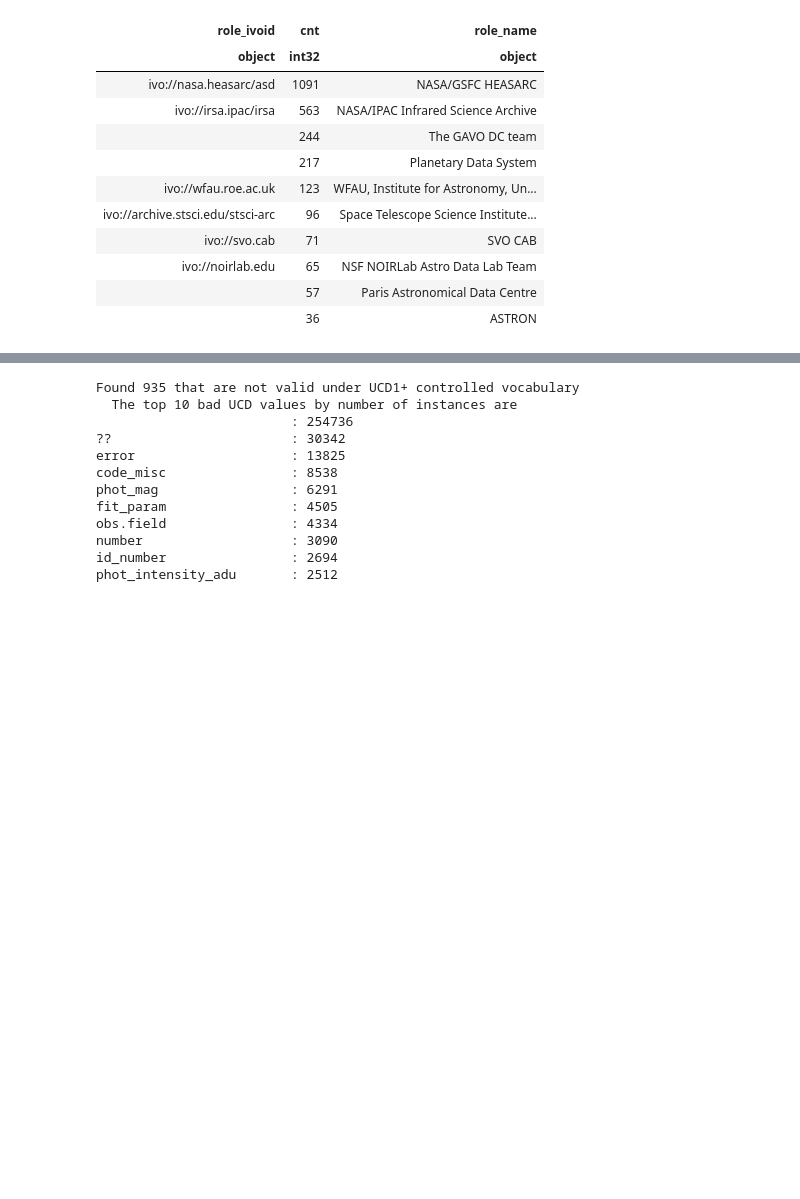
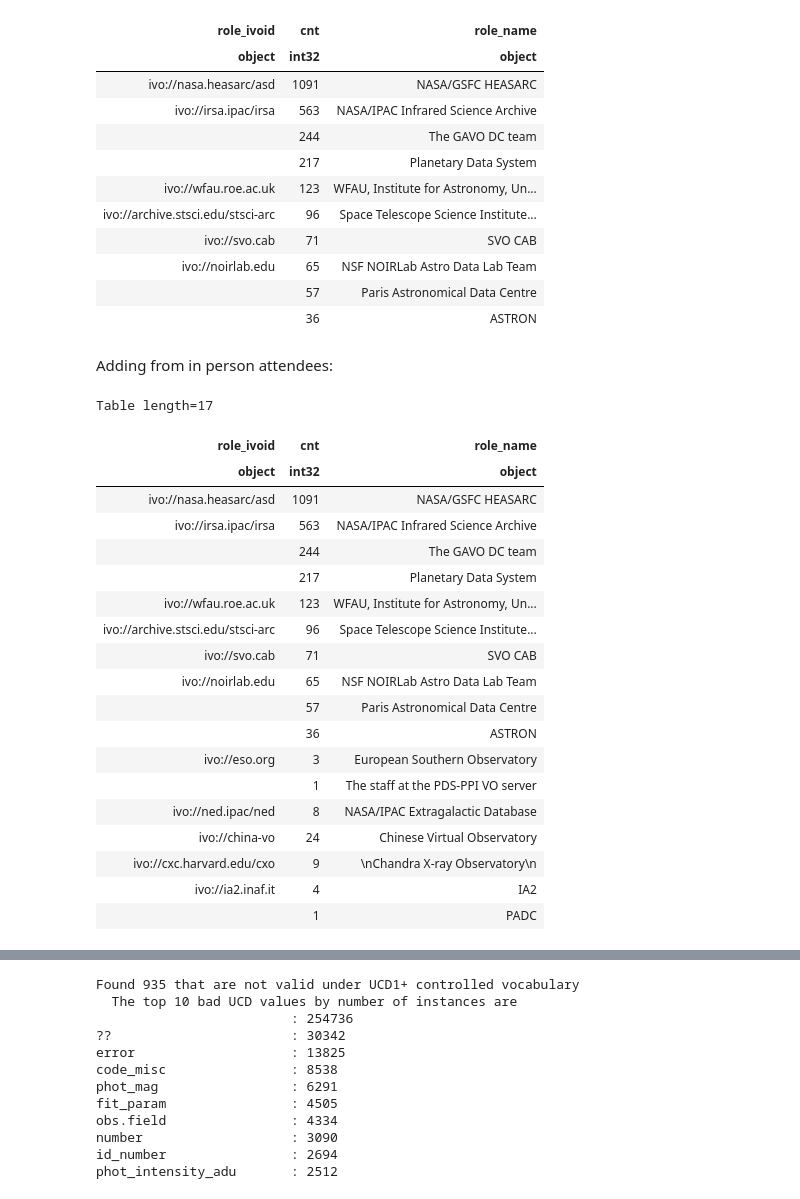
Before and after one commit to ivoa/registry-housekeeping, a Jupyter notebook: registry_checks.ipynb, the cells around one changed output, grey strips where cells are left out. Drawn from its saved outputs; the diff is of its cells as text; code cells hidden in the pictures; blank space fills up the shorter version.

Commit message:
Adding publishers from in person attendee list.

```diff
--- a/registry_checks.ipynb
+++ b/registry_checks.ipynb
@@ -222,6 +221,51 @@ Table length=10
 | ivo://noirlab.edu | 65 | NSF NOIRLab Astro Data Lab Team |
 |  | 57 | Paris Astronomical Data Centre |
 |  | 36 | ASTRON |
+# %% [markdown]
+Adding from in person attendees:
+# %%
+from astropy.table import Table, vstack
+
+inperson = """\
+ESO, PDS, AAS, NED, China-VO, INFN, \
+CfA, CXC, Rubin, INAF, PADC, \
+Hyderabad, UCLA \
+""".split(', ')
+
+for institute in inperson:
+    query=f"""
+    select distinct role_ivoid, count(*) as cnt , role_name
+    from rr.res_role
+    where base_role = 'publisher' and role_name != 'CDS'
+    and ( role_ivoid ilike '%{institute}%' or role_name ilike '%{institute}%' )
+    group by role_ivoid, role_name
+    order by cnt desc
+    """
+    r=gavo_regtap.search(query).to_table()
+    if len(r) > 0:
+        publishers=vstack([publishers, r[0]])
+publishers
+# %% [output]
+Table length=17
+| role_ivoid | cnt | role_name |
+| object | int32 | object |
+| ivo://nasa.heasarc/asd | 1091 | NASA/GSFC HEASARC |
+| ivo://irsa.ipac/irsa | 563 | NASA/IPAC Infrared Science Archive |
+|  | 244 | The GAVO DC team |
+|  | 217 | Planetary Data System |
+| ivo://wfau.roe.ac.uk | 123 | WFAU, Institute for Astronomy, Un... |
+| ivo://archive.stsci.edu/stsci-arc | 96 | Space Telescope Science Institute... |
+| ivo://svo.cab | 71 | SVO CAB |
+| ivo://noirlab.edu | 65 | NSF NOIRLab Astro Data Lab Team |
+|  | 57 | Paris Astronomical Data Centre |
+|  | 36 | ASTRON |
+| ivo://eso.org | 3 | European Southern Observatory |
+|  | 1 | The staff at the PDS-PPI VO server |
+| ivo://ned.ipac/ned | 8 | NASA/IPAC Extragalactic Database |
+| ivo://china-vo | 24 | Chinese Virtual Observatory |
+| ivo://cxc.harvard.edu/cxo | 9 | \nChandra X-ray Observatory\n |
+| ivo://ia2.inaf.it | 4 | IA2 |
+|  | 1 | PADC |
 # %%
 ## Helper function to grab metadata, group it by publisher,
 ##   and look for invalid values, print a summary
```
Also changed, not shown: parts of 9 cells of this notebook.
